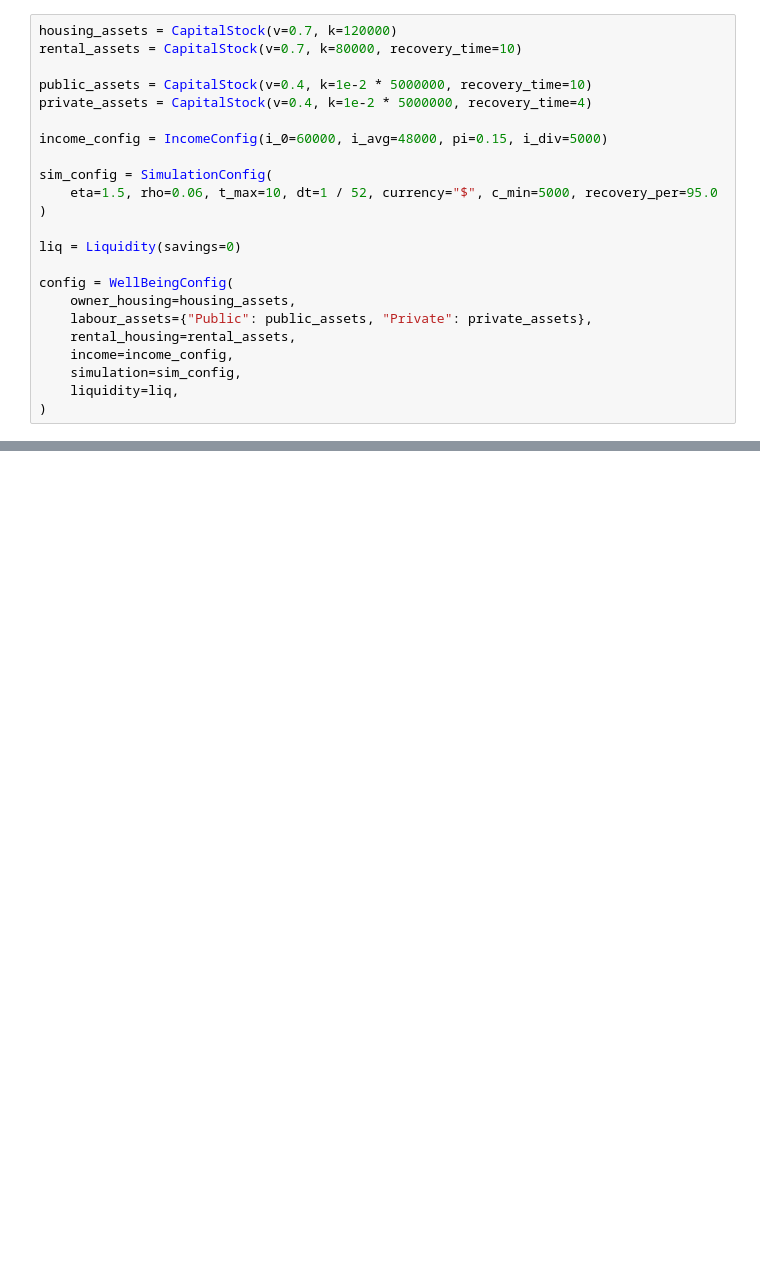
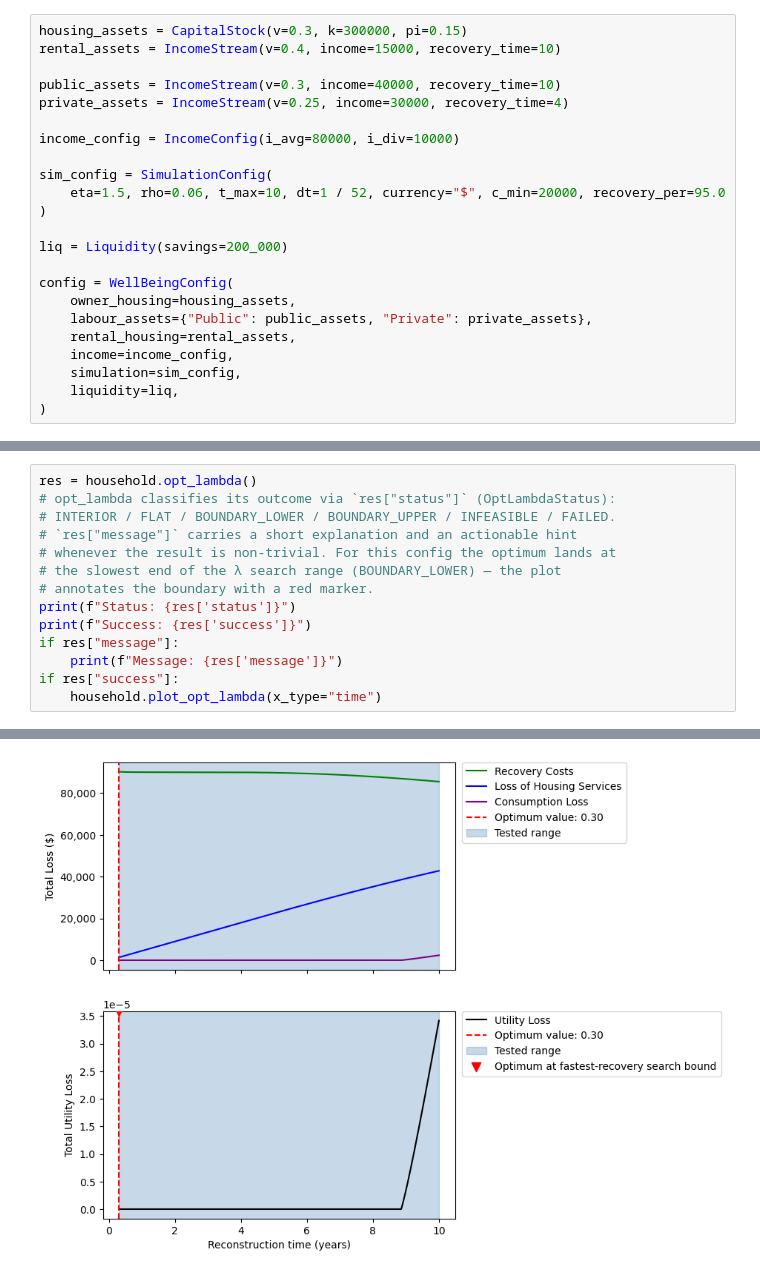
Before and after one commit to Deltares/fiat_toolbox, a Jupyter notebook: examples/well_being/4_extra_income_losses.ipynb, the cells around one changed output, grey strips where cells are left out. Cells and saved outputs as stored; diff of their text form; blank space fills up the shorter version.

```diff
--- a/examples/well_being/4_extra_income_losses.ipynb
+++ b/examples/well_being/4_extra_income_losses.ipynb
@@ -8,19 +9,19 @@ from fiat_toolbox.well_being import (
     WellBeingConfig,
 )
 # %%
-housing_assets = CapitalStock(v=0.7, k=120000)
-rental_assets = CapitalStock(v=0.7, k=80000, recovery_time=10)
+housing_assets = CapitalStock(v=0.3, k=300000, pi=0.15)
+rental_assets = IncomeStream(v=0.4, income=15000, recovery_time=10)
 
-public_assets = CapitalStock(v=0.4, k=1e-2 * 5000000, recovery_time=10)
-private_assets = CapitalStock(v=0.4, k=1e-2 * 5000000, recovery_time=4)
+public_assets = IncomeStream(v=0.3, income=40000, recovery_time=10)
+private_assets = IncomeStream(v=0.25, income=30000, recovery_time=4)
 
-income_config = IncomeConfig(i_0=60000, i_avg=48000, pi=0.15, i_div=5000)
+income_config = IncomeConfig(i_avg=80000, i_div=10000)
 
 sim_config = SimulationConfig(
-    eta=1.5, rho=0.06, t_max=10, dt=1 / 52, currency="$", c_min=5000, recovery_per=95.0
+    eta=1.5, rho=0.06, t_max=10, dt=1 / 52, currency="$", c_min=20000, recovery_per=95.0
 )
 
-liq = Liquidity(savings=0)
+liq = Liquidity(savings=200_000)
 
 config = WellBeingConfig(
     owner_housing=housing_assets,
@@ -53,0 +47,15 @@ else:
+# %%
+res = household.opt_lambda()
+# opt_lambda classifies its outcome via `res["status"]` (OptLambdaStatus):
+# INTERIOR / FLAT / BOUNDARY_LOWER / BOUNDARY_UPPER / INFEASIBLE / FAILED.
+# `res["message"]` carries a short explanation and an actionable hint
+# whenever the result is non-trivial. For this config the optimum lands at
+# the slowest end of the λ search range (BOUNDARY_LOWER) — the plot
+# annotates the boundary with a red marker.
+print(f"Status: {res['status']}")
+print(f"Success: {res['success']}")
+if res["message"]:
+    print(f"Message: {res['message']}")
+if res["success"]:
+    household.plot_opt_lambda(x_type="time")
+# %% [output]
@@ -54,3 +65,4 @@ else:
+[figure, added]
 # %%
 household.get_losses("trapezoid")
 # %% [output]
```
Also changed, not shown: parts of 18 cells of this notebook, 11 other files.
